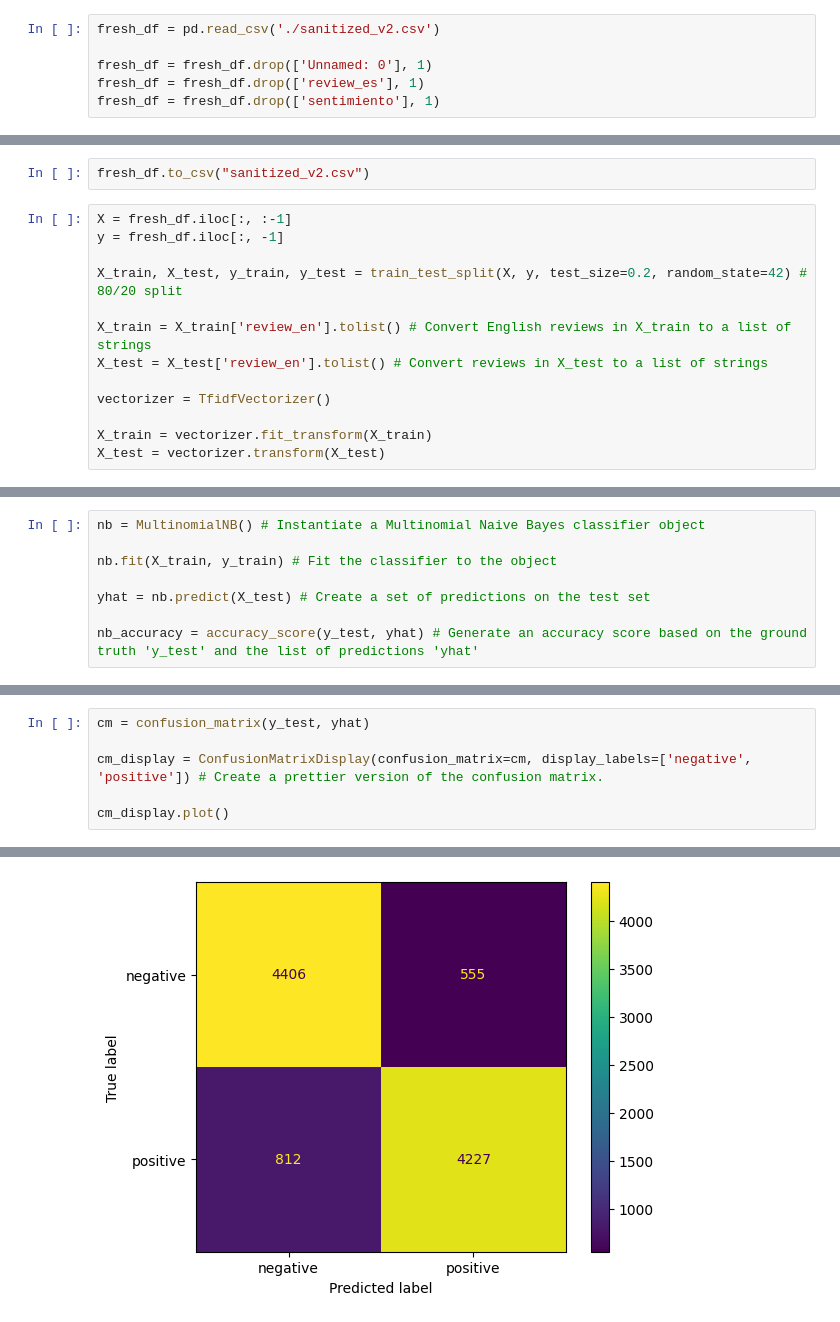
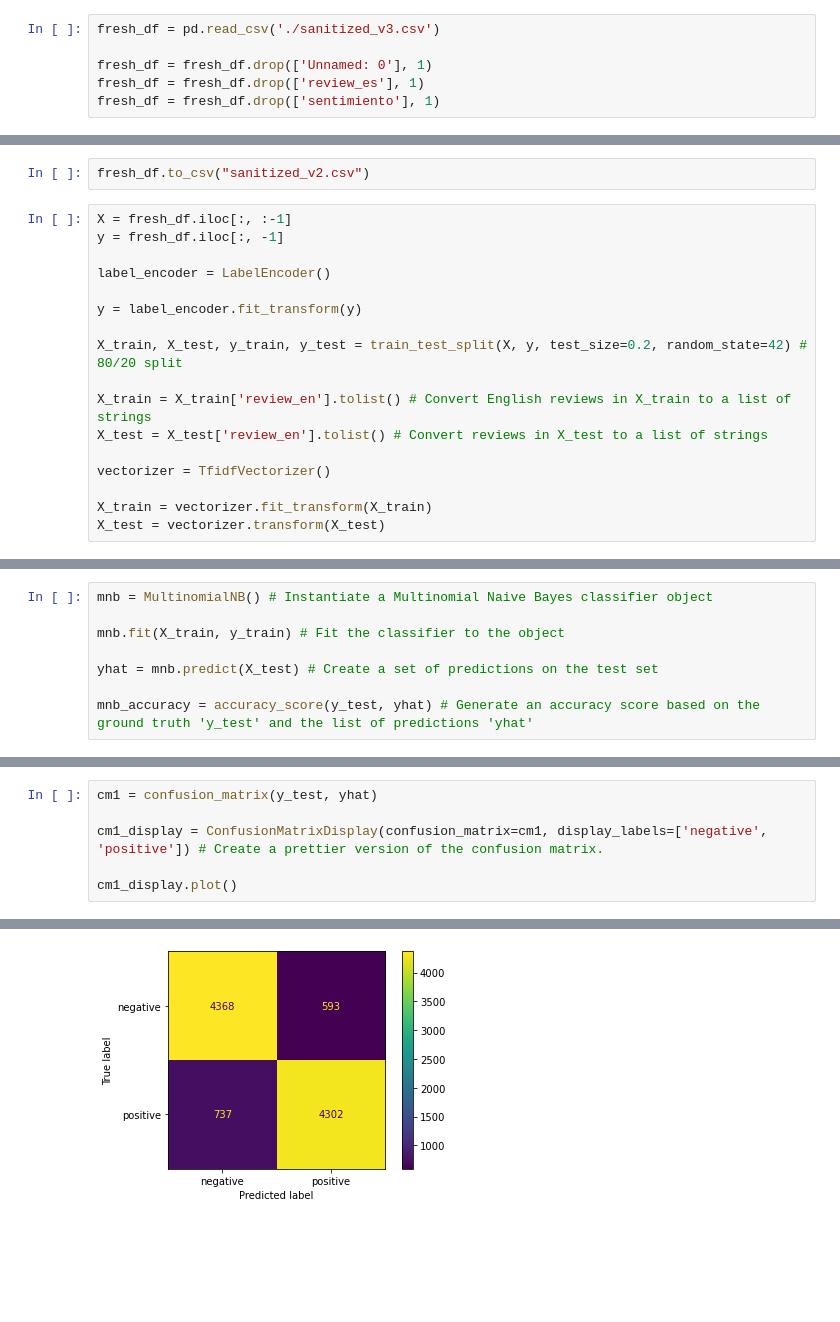
Before and after one commit to zfriedman0/5290-Spanish-MTSA, a Jupyter notebook: SentimentAnalysis-ZFriedman.ipynb, the cells around one changed output, grey strips where cells are left out. Saved outputs shown, nothing was run; the diff lists cells and outputs as text; blank space fills up the shorter version.

```diff
--- a/SentimentAnalysis-ZFriedman.ipynb
+++ b/SentimentAnalysis-ZFriedman.ipynb
@@ -119,7 +156,7 @@ VADER accuracy: 0.68998
 # %% [markdown]
 ## Multinomial Naive Bayes
 # %%
-fresh_df = pd.read_csv('./sanitized_v2.csv')
+fresh_df = pd.read_csv('./sanitized_v3.csv')
 
 fresh_df = fresh_df.drop(['Unnamed: 0'], 1)
 fresh_df = fresh_df.drop(['review_es'], 1)
@@ -129,6 +199,10 @@ fresh_df.to_csv("sanitized_v2.csv")
 # %%
 X = fresh_df.iloc[:, :-1]
 y = fresh_df.iloc[:, -1]
+
+label_encoder = LabelEncoder()
+
+y = label_encoder.fit_transform(y)
 
 X_train, X_test, y_train, y_test = train_test_split(X, y, test_size=0.2, random_state=42) # 80/20 split
 
@@ -142,9 +221,9 @@ X_test = vectorizer.transform(X_test)
 # %%
-nb = MultinomialNB() # Instantiate a Multinomial Naive Bayes classifier object
+mnb = MultinomialNB() # Instantiate a Multinomial Naive Bayes classifier object
 
-nb.fit(X_train, y_train) # Fit the classifier to the object
+mnb.fit(X_train, y_train) # Fit the classifier to the object
 
-yhat = nb.predict(X_test) # Create a set of predictions on the test set
+yhat = mnb.predict(X_test) # Create a set of predictions on the test set
 
-nb_accuracy = accuracy_score(y_test, yhat) # Generate an accuracy score based on the ground truth 'y_test' and the list of predictions 'yhat'
+mnb_accuracy = accuracy_score(y_test, yhat) # Generate an accuracy score based on the ground truth 'y_test' and the list of predictions 'yhat'
 # %%
@@ -154,12 +239,12 @@ MultinomialNB accuracy: 0.8633
 # %%
-cm = confusion_matrix(y_test, yhat)
+cm1 = confusion_matrix(y_test, yhat)
 
-cm_display = ConfusionMatrixDisplay(confusion_matrix=cm, display_labels=['negative', 'positive']) # Create a prettier version of the confusion matrix.
+cm1_display = ConfusionMatrixDisplay(confusion_matrix=cm1, display_labels=['negative', 'positive']) # Create a prettier version of the confusion matrix.
 
-cm_display.plot()
+cm1_display.plot()
 # %% [output]
 <sklearn.metrics._plot.confusion_matrix.ConfusionMatrixDisplay at 0x...>
-[figure, old version]
+[figure, new version]
 # %%
 print(classification_report(y_test, yhat))
 # %% [output]
```
Also changed, not shown: parts of 28 cells of this notebook, 1 other file.
